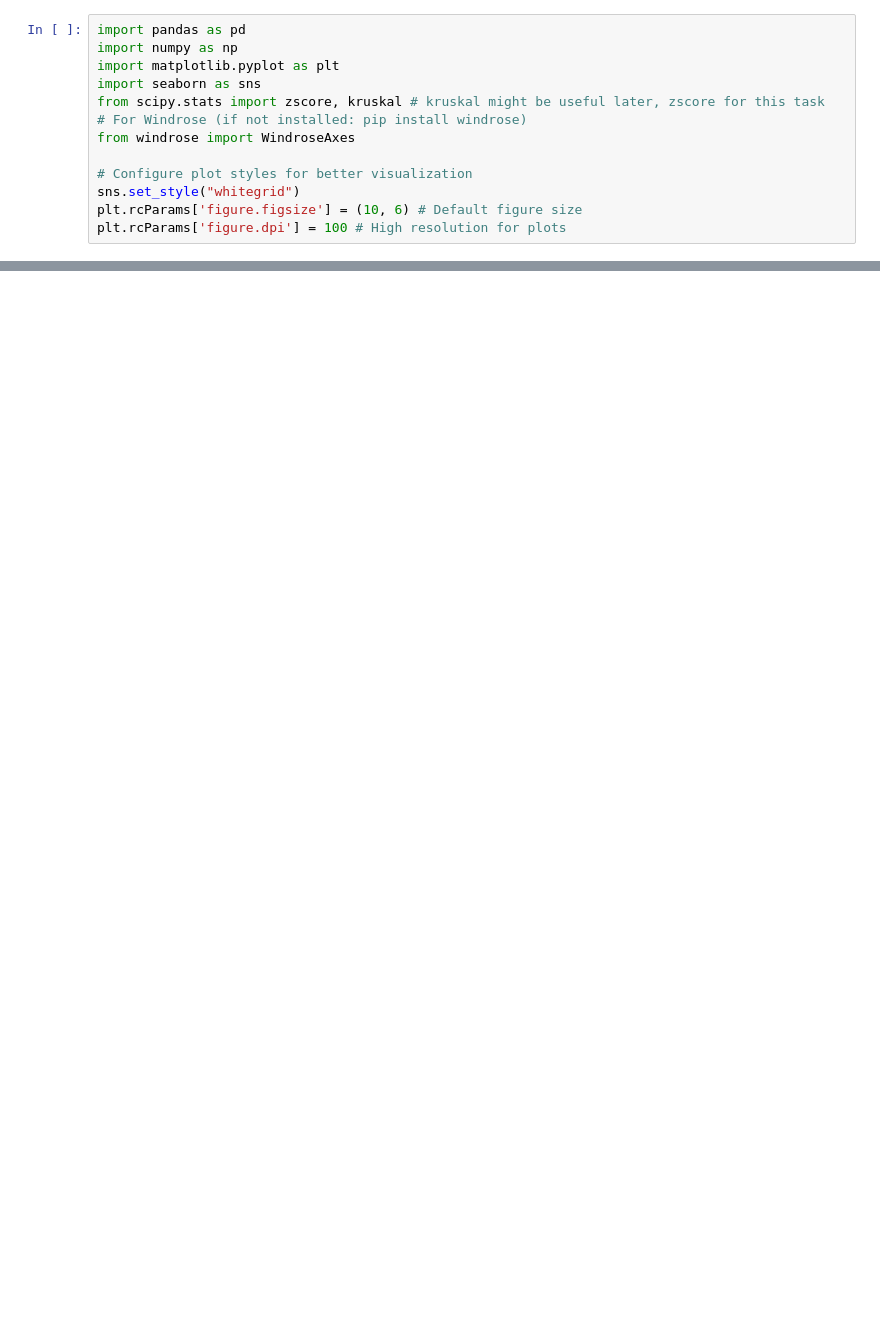
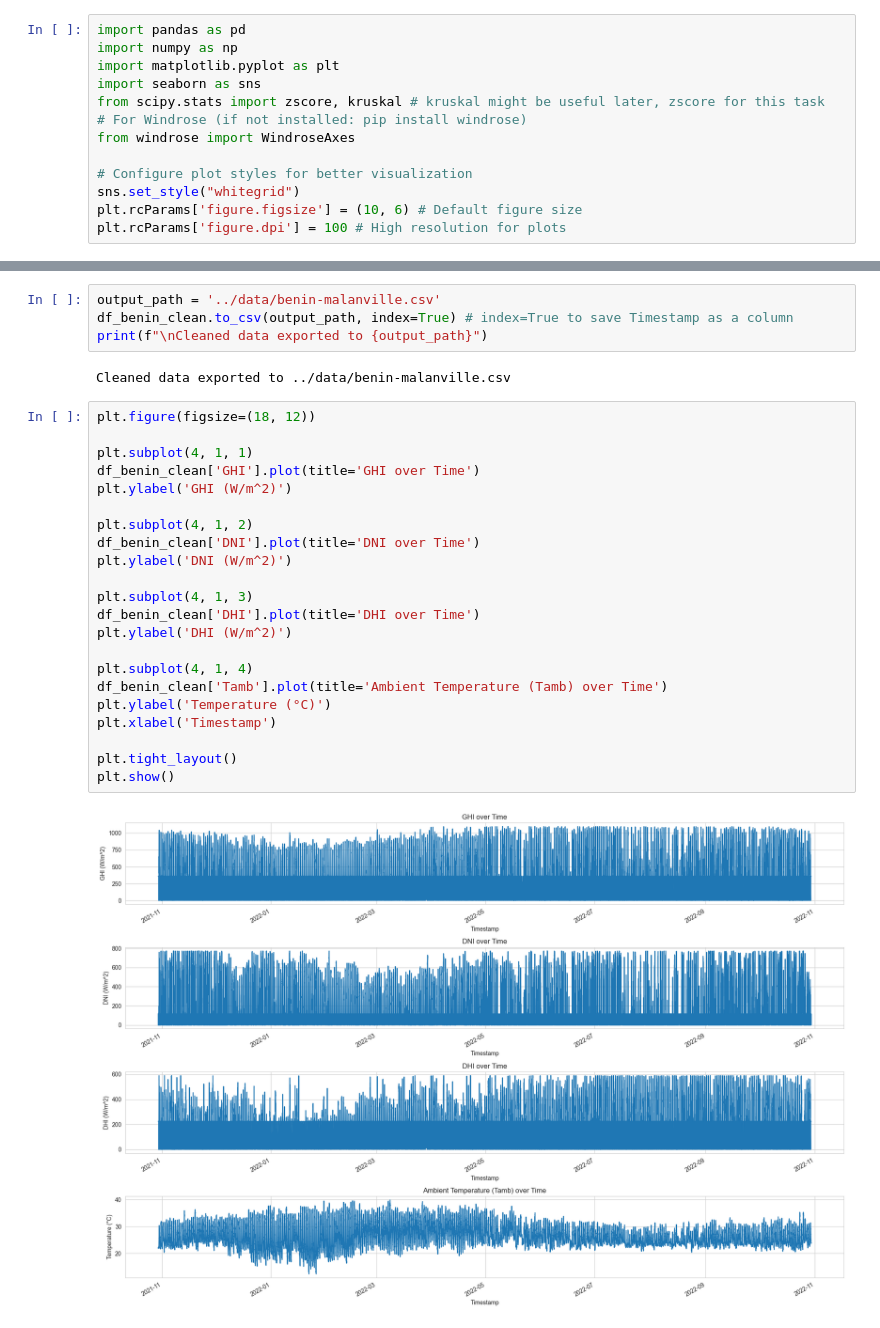
Before and after one commit to adem-mekonnen/Ai10academy, a Jupyter notebook: notebooks/sierra_leone_eda.ipynb, the cells around one changed output, grey strips where cells are left out. Drawn from its saved outputs; the diff is of its cells as text; blank space fills up the shorter version.

```diff
--- a/notebooks/sierra_leone_eda.ipynb
+++ b/notebooks/sierra_leone_eda.ipynb
@@ -24,0 +210,30 @@ FileNotFoundError: [Errno 2] No such file or directory: '../data/sierra_leone.cs
+# %%
+output_path = '../data/benin-malanville.csv'
+df_benin_clean.to_csv(output_path, index=True) # index=True to save Timestamp as a column
+print(f"\nCleaned data exported to {output_path}")
+# %% [output]
+Cleaned data exported to ../data/benin-malanville.csv
+# %%
+plt.figure(figsize=(18, 12))
+
+plt.subplot(4, 1, 1)
+df_benin_clean['GHI'].plot(title='GHI over Time')
+plt.ylabel('GHI (W/m^2)')
+
+plt.subplot(4, 1, 2)
+df_benin_clean['DNI'].plot(title='DNI over Time')
+plt.ylabel('DNI (W/m^2)')
+
+plt.subplot(4, 1, 3)
+df_benin_clean['DHI'].plot(title='DHI over Time')
+plt.ylabel('DHI (W/m^2)')
+
+plt.subplot(4, 1, 4)
+df_benin_clean['Tamb'].plot(title='Ambient Temperature (Tamb) over Time')
+plt.ylabel('Temperature (°C)')
+plt.xlabel('Timestamp')
+
+plt.tight_layout()
+plt.show()
+# %% [output]
+[figure, added]
```
Also changed, not shown: parts of 13 cells of this notebook, 10 other files.
